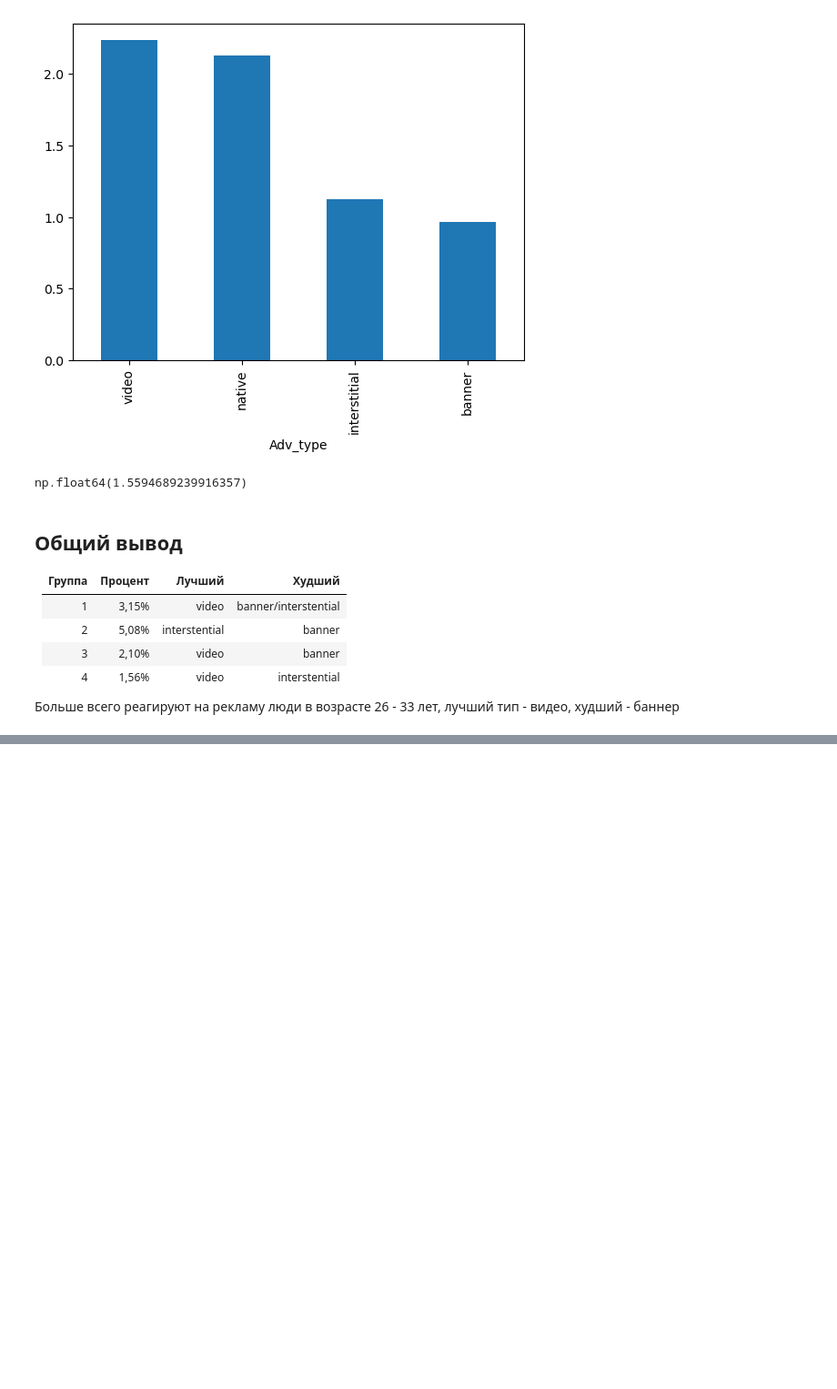
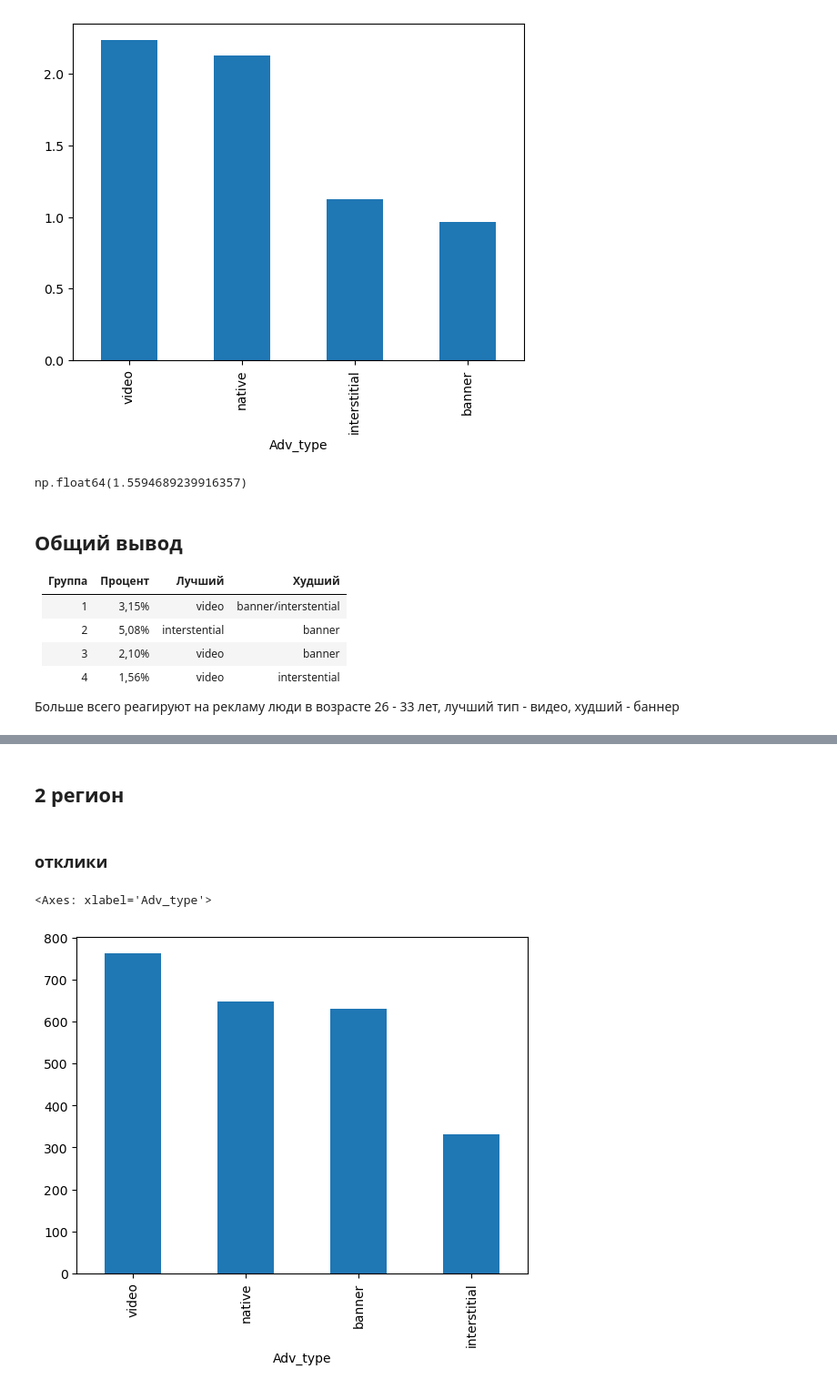
Before and after one commit to fazz0ne/it_funds, a Jupyter notebook: main.ipynb, the cells around one changed output, grey strips where cells are left out. Shown at 91% size. Cells and saved outputs as stored; diff of their text form; code cells hidden in the pictures; blank space fills up the shorter version.

```diff
--- a/main.ipynb
+++ b/main.ipynb
@@ -501,0 +538,9 @@ np.float64(1.5594689239916357)
+# %% [markdown]
+## 2 регион
+# %% [markdown]
+### отклики
+# %%
+results_region[2]['cnt_ads_types'].plot(kind = "bar")
+# %% [output]
+<Axes: xlabel='Adv_type'>
+[figure, added]
```
Also changed, not shown: parts of 24 cells of this notebook, 1 other file.
